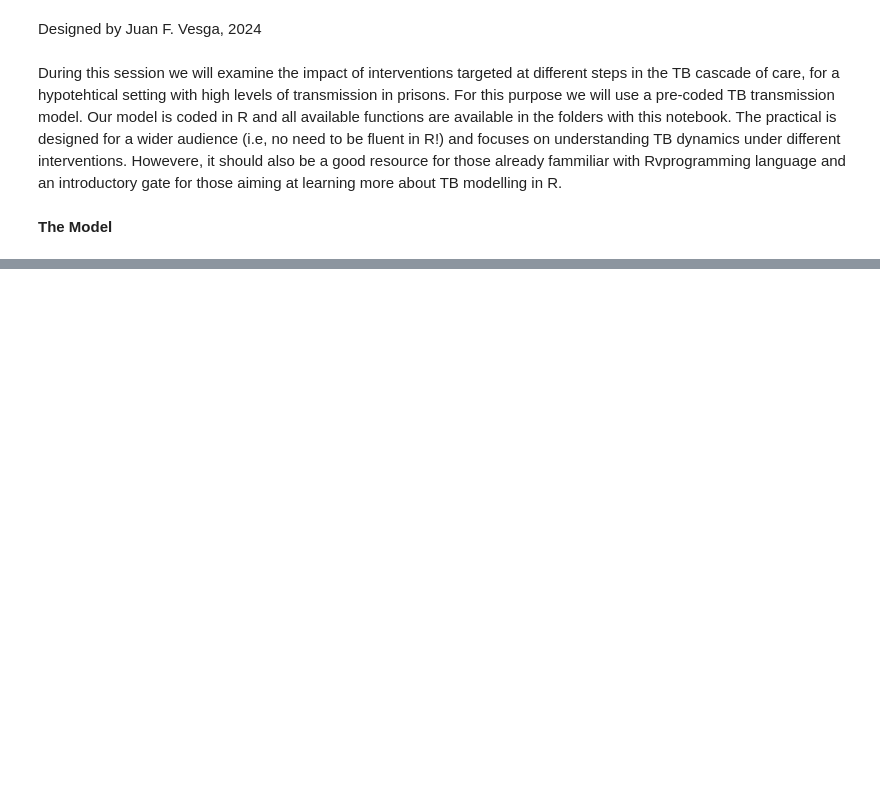
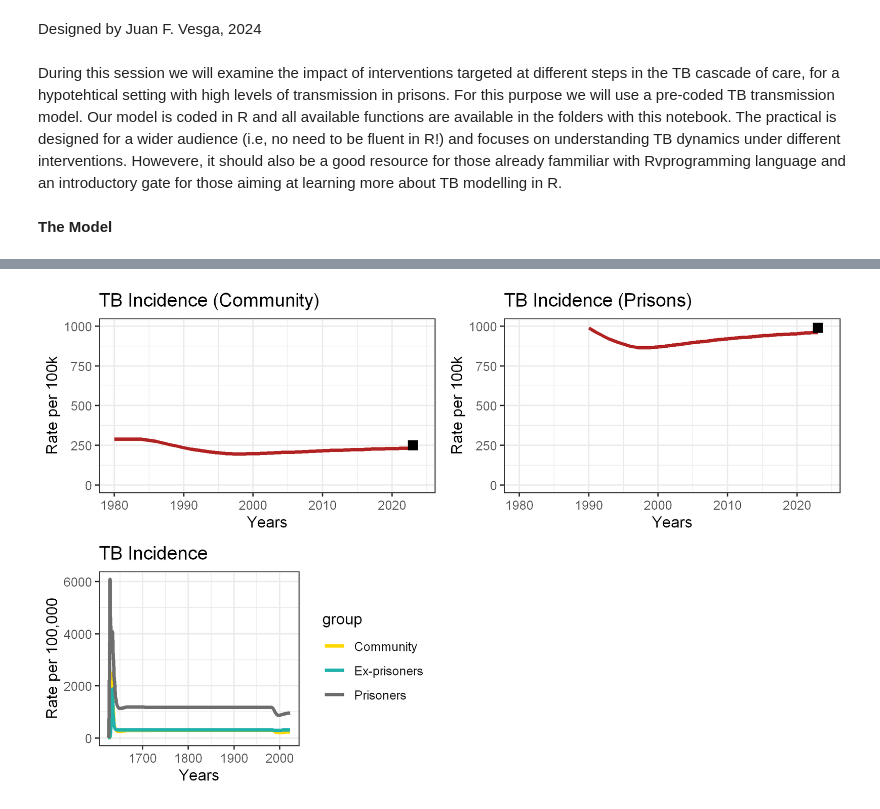
Before and after one commit to juanvesga/TB_workshop, a Jupyter notebook: practical.ipynb, the cells around one changed output, grey strips where cells are left out. Cells and saved outputs as stored; diff of their text form; code cells hidden in the pictures; blank space fills up the shorter version.

```diff
--- a/practical.ipynb
+++ b/practical.ipynb
@@ -280,0 +100,91 @@ grid.arrange(data5$inc_c ,data5$inc_p,data5$inc_x, nrow=2 )
+# %%
+# Create time vectors for simulation
+t.intervention <- 400      # years of simulation
+t.scale        <- 3        # Scaling up time of interventions
+times <- seq(0, t.intervention, by = 1)          # time scale
+t.interv   <- c(t.intervention-40, (t.intervention-30)+t.scale)
+
+# Create parameters list to pass to model function
+params <- c(
+  break_in = break_in,
+  break_in_p = break_in_p,
+  break_in_x = break_in_x,
+  selfcure = selfcure,
+  selfcure_p = selfcure_p,
+  selfcure_x = selfcure_x,
+  mu = mu,
+  mu_tb = mu_tb,
+  beta = beta,
+  beta_p = beta_p,
+  fast = fast,
+  fast_p = fast_p,
+  imm = imm,
+  relapse = relapse,
+  r_incar=r_incar,
+  r_reincar=r_reincar,
+  r_release=r_release)
+
+
+# Calibrate transmission parameters and
+
+beta     <- 7  # Transmission rate per capita in the community
+RRbreak_p<- 2 # Relative increase in TB reactivation in prison
+break_in_p <- break_in*RRbreak_p # Transition rate from latent to active disease
+beta_p   <- beta * RRc # Transmission rate per capita in prisoners
+
+params["beta"]<-beta
+params["beta_p"]<-beta_p
+params["break_in_p"]<-break_in_p
+
+# Build baseline cascade of care
+cascade <-pDx*pTx*(1/(care_seeking+T.rTx))
+cascade_x <-pDx_x*pTx_x*(1/(care_seeking+T.rTx))
+cascade_p <-pDx_p*pTx_p*(1/(care_seeking+T.rTx))
+
+params_base<- params
+params_base["selfcure"]<-selfcure + cascade
+params_base["selfcure_x"]<-selfcure_x + cascade_x
+params_base["selfcure_p"]<-selfcure_p + cascade_p
+
+
+
+
+# Create dataframe with initial conditions (t0)
+xstart <- data.frame(
+  U = N-I0-Np-Nx,
+  L = 0,
+  I = I0,
+  R = 0,
+  Ux = Nx-I0x,
+  Lx = 0,
+  Ix = I0x,
+  Rx = 0,
+  Up = Np-I0p,
+  Lp = 0,
+  Ip = I0p,
+  Rp = 0,
+  Incidence = 0,
+  Irecent = 0,
+  Iremote = 0,
+  Incidence_x = 0,
+  Irecent_x = 0,
+  Iremote_x = 0,
+  Incidence_p = 0,
+  Irecent_p = 0,
+  Iremote_p = 0)
+
+
+out0  <- get_intervention(xstart,
+                          params_base,
+                          params,
+                          times,
+                          t.interv,
+                          "Initial",
+                          NA)
+
+# plot
+
+options(repr.plot.width = 8, repr.plot.height = 5, repr.plot.res=300, warn=-1)# Plot options for this notebook(just once)
+grid.arrange(out0$incbase_c, out0$incbase_p, out0$inc_all, nrow=2)
+# %% [output]
+[figure, added]
```
Also changed, not shown: parts of 41 cells of this notebook, 1 other file.
